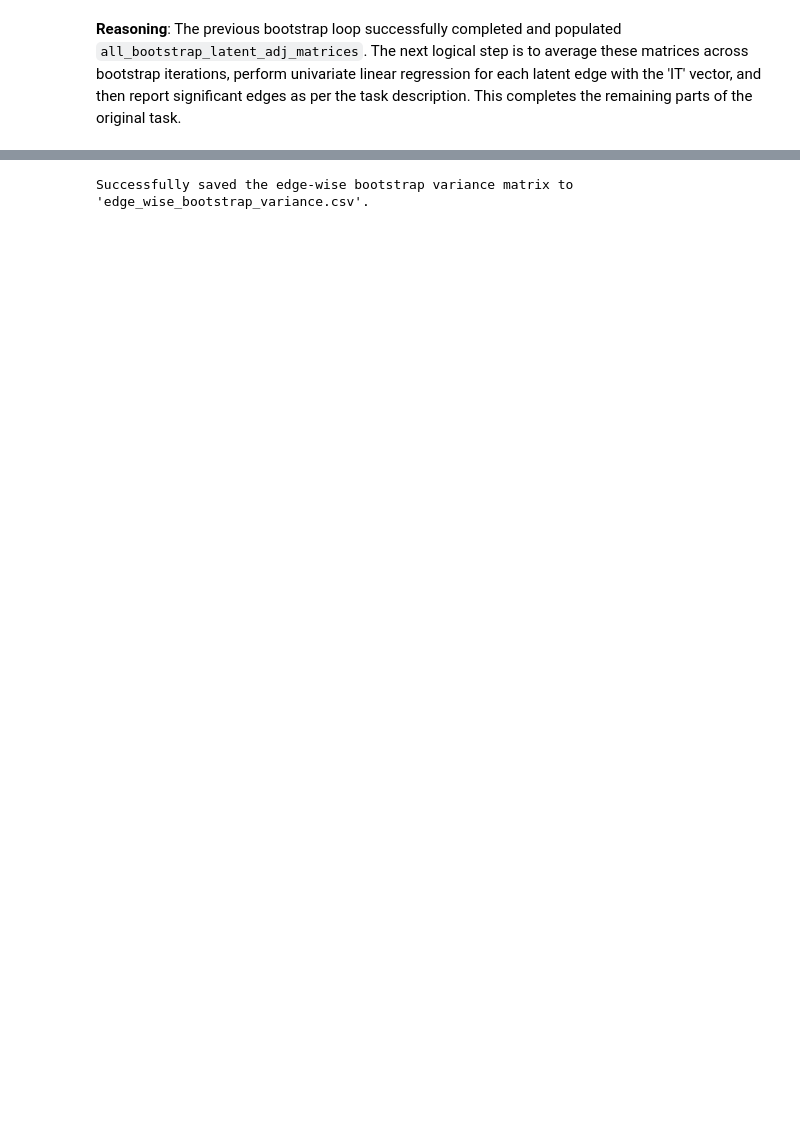
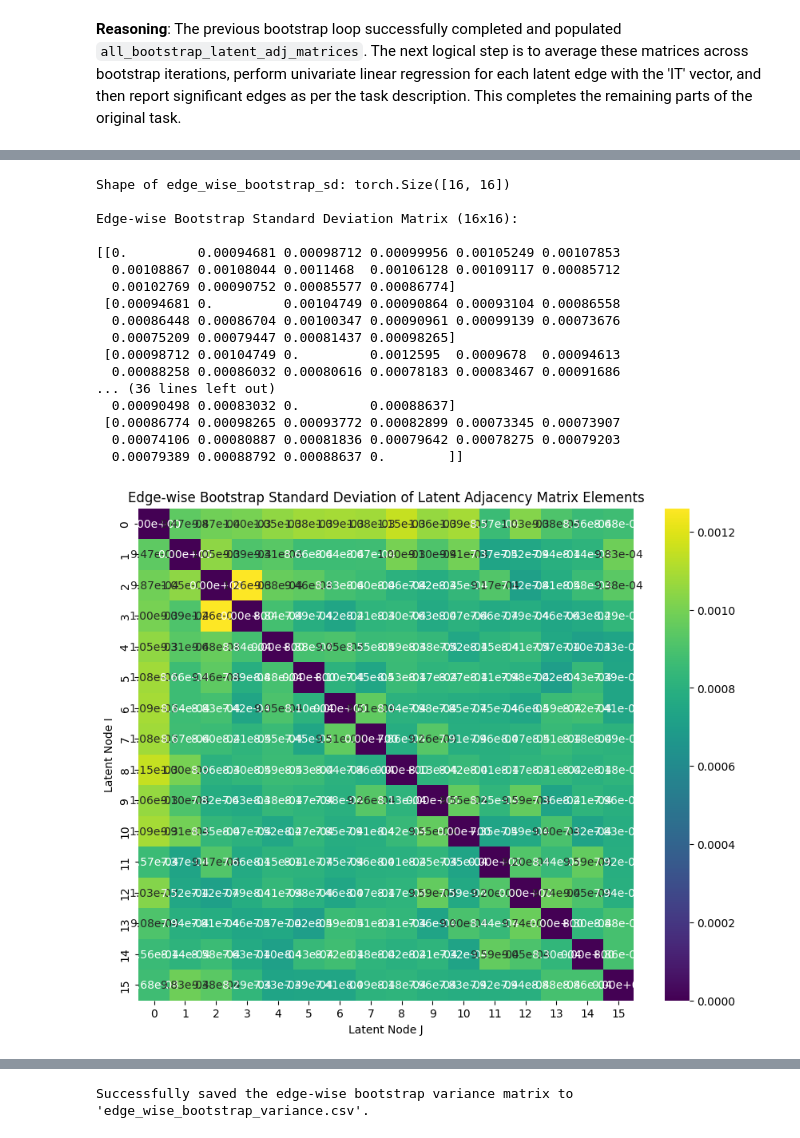
Before and after one commit to jialiang2025/GNN-discovery, a Jupyter notebook: HVAE_for_Brain_Connecitivity.ipynb, the cells around one changed output, grey strips where cells are left out. Saved outputs shown, nothing was run; the diff lists cells and outputs as text; code cells hidden in the pictures; blank space fills up the shorter version.

```diff
--- a/HVAE_for_Brain_Connecitivity.ipynb
+++ b/HVAE_for_Brain_Connecitivity.ipynb
@@ -1137,0 +931,54 @@ Edge-wise Bootstrap Variance Matrix (16x16):
+# %%
+import torch
+
+# Assuming bootstrap_averaged_latent_adjs is already defined from previous steps
+# Example placeholder if not already defined for demonstration:
+# bootstrap_averaged_latent_adjs = torch.randn(500, 16, 16) # (num_bootstrap_iterations, latent_dim, latent_dim)
+
+# Calculate standard deviation correctly using torch.std
+edge_wise_bootstrap_sd = torch.std(bootstrap_averaged_latent_adjs, dim=0)
+
+edge_wise_bootstrap_mean = torch.mean(bootstrap_averaged_latent_adjs, dim=0)
+
+print(f"Shape of edge_wise_bootstrap_sd: {edge_wise_bootstrap_sd.shape}")
+
+# Display the resulting standard deviation matrix
+print("\nEdge-wise Bootstrap Standard Deviation Matrix (16x16):\n")
+print(edge_wise_bootstrap_sd.numpy())
+
+plt.figure(figsize=(10, 8))
+sns.heatmap(edge_wise_bootstrap_sd.numpy(), annot=True, fmt=".2e", cmap="viridis",
+            xticklabels=range(latent_dim), yticklabels=range(latent_dim))
+plt.title("Edge-wise Bootstrap Standard Deviation of Latent Adjacency Matrix Elements")
+plt.xlabel("Latent Node J")
+plt.ylabel("Latent Node I")
+plt.show()
+
+
+
+plt.figure(figsize=(10, 8))
+sns.heatmap(edge_wise_bootstrap_mean.numpy(), annot=True, fmt=".2e", cmap="viridis",
+            xticklabels=range(latent_dim), yticklabels=range(latent_dim))
+plt.title("Edge-wise Bootstrap mean of Latent Adjacency Matrix Elements")
+plt.xlabel("Latent Node J")
+plt.ylabel("Latent Node I")
+plt.show()
+# %% [output]
+Shape of edge_wise_bootstrap_sd: torch.Size([16, 16])
+
+Edge-wise Bootstrap Standard Deviation Matrix (16x16):
+
+[[0.         0.00094681 0.00098712 0.00099956 0.00105249 0.00107853
+  0.00108867 0.00108044 0.0011468  0.00106128 0.00109117 0.00085712
+  0.00102769 0.00090752 0.00085577 0.00086774]
+ [0.00094681 0.         0.00104749 0.00090864 0.00093104 0.00086558
+  0.00086448 0.00086704 0.00100347 0.00090961 0.00099139 0.00073676
+  0.00075209 0.00079447 0.00081437 0.00098265]
+ [0.00098712 0.00104749 0.         0.0012595  0.0009678  0.00094613
+  0.00088258 0.00086032 0.00080616 0.00078183 0.00083467 0.00091686
+... (36 lines left out)
+  0.00090498 0.00083032 0.         0.00088637]
+ [0.00086774 0.00098265 0.00093772 0.00082899 0.00073345 0.00073907
+  0.00074106 0.00080887 0.00081836 0.00079642 0.00078275 0.00079203
+  0.00079389 0.00088792 0.00088637 0.        ]]
+[figure, added]
```
Also changed, not shown: parts of 18 cells of this notebook.
